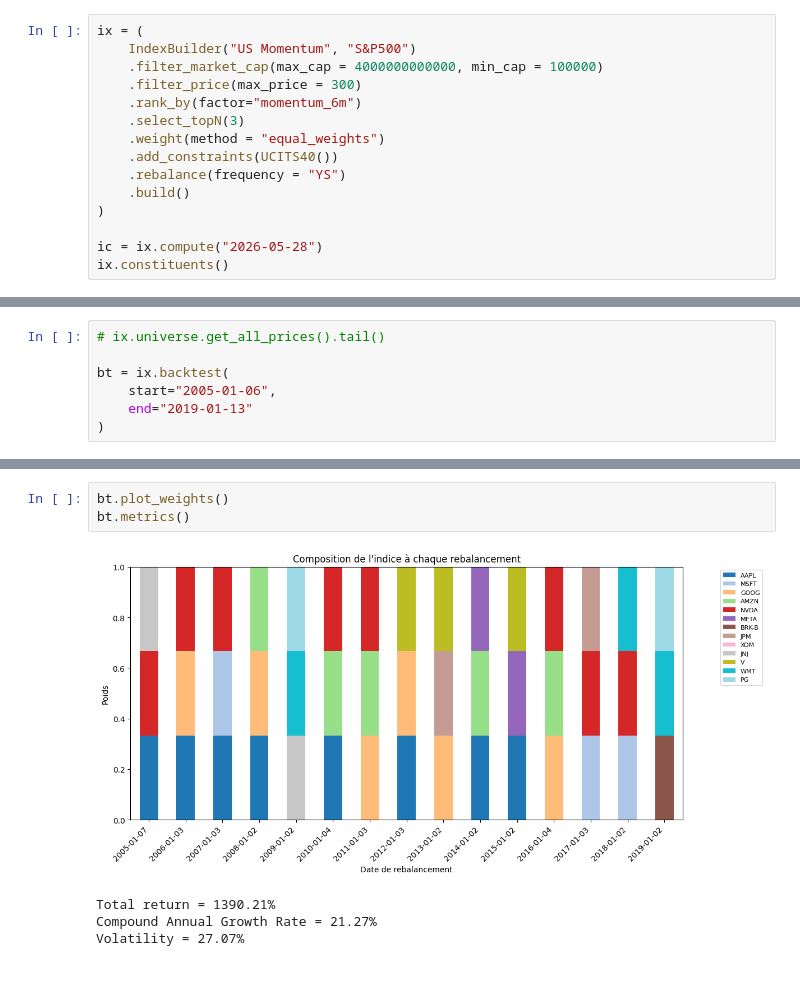
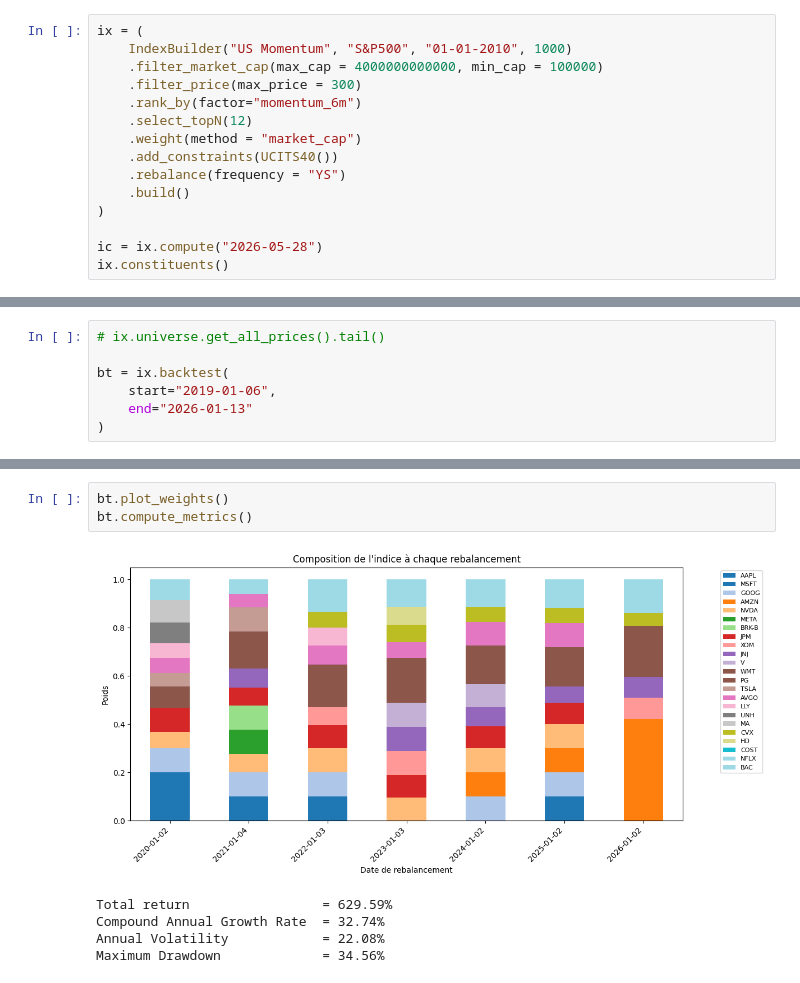
Before and after one commit to AntoineMarion1/index_engine, a Jupyter notebook: notebooks/exemple.ipynb, the cells around one changed output, grey strips where cells are left out. Cells and saved outputs as stored; diff of their text form.

```diff
--- a/notebooks/exemple.ipynb
+++ b/notebooks/exemple.ipynb
@@ -26,11 +14,11 @@ fetch data
 # %%
 ix = (
-    IndexBuilder("US Momentum", "S&P500")
+    IndexBuilder("US Momentum", "S&P500", "01-01-2010", 1000)
     .filter_market_cap(max_cap = 4000000000000, min_cap = 100000)
     .filter_price(max_price = 300)
     .rank_by(factor="momentum_6m")
-    .select_topN(3)
-    .weight(method = "equal_weights")
+    .select_topN(12)
+    .weight(method = "market_cap")
     .add_constraints(UCITS40())
     .rebalance(frequency = "YS")
     .build()
@@ -64,8 +58,8 @@ dtype: float64
 # ix.universe.get_all_prices().tail()
 
 bt = ix.backtest(
-    start="2005-01-06",
-    end="2019-01-13"
+    start="2019-01-06",
+    end="2026-01-13"
 )
 # %% [output]
 ====REBALANCE DATES====
@@ -92,8 +86,9 @@ bt.plot_returns()
 # %%
 bt.plot_weights()
-bt.metrics()
+bt.compute_metrics()
 # %% [output]
-[figure, old version]
+[figure, new version]
-Total return = 1390.21%
-Compound Annual Growth Rate = 21.27%
-Volatility = 27.07%
+Total return                 = 629.59%
+Compound Annual Growth Rate  = 32.74%
+Annual Volatility            = 22.08%
+Maximum Drawdown             = 34.56%
```
Also changed, not shown: parts of 10 cells of this notebook, 15 other files.
